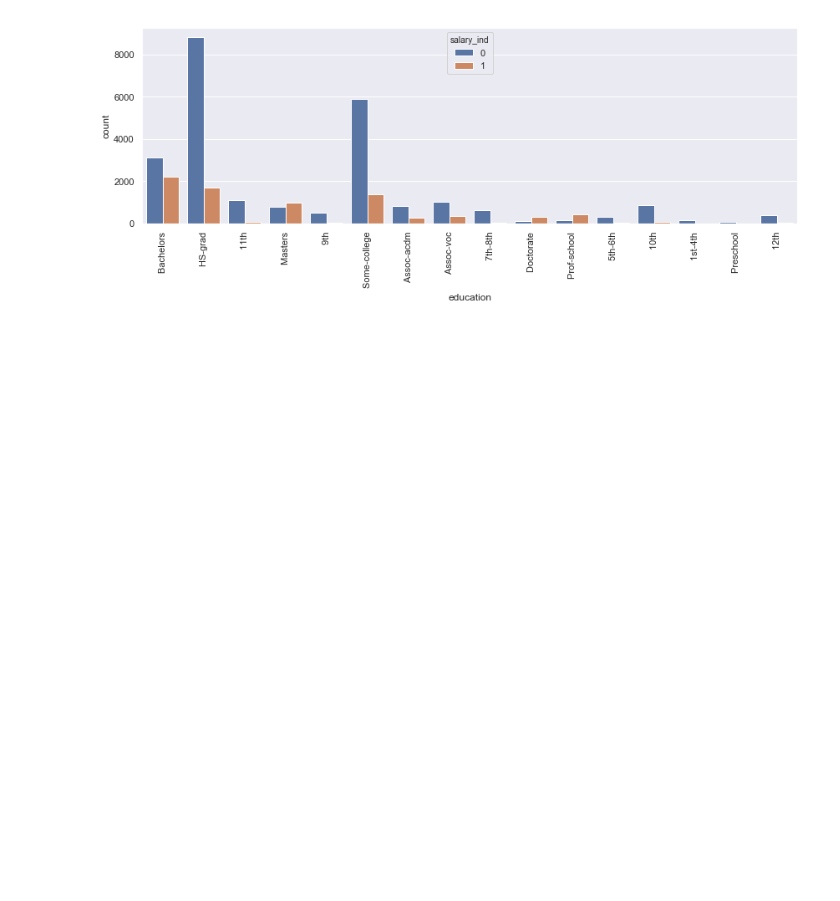
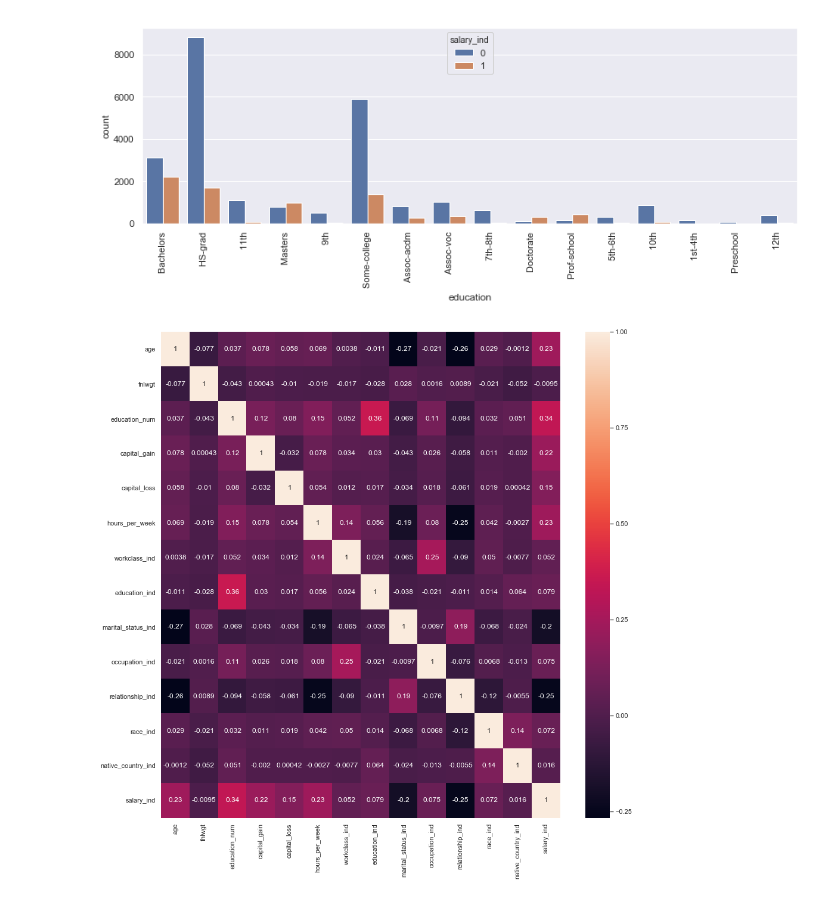
Before and after one commit to tpathanjali/ML, a Jupyter notebook: Classification_adult/Logistic_regression_adult.ipynb, the cells around one changed output. Saved outputs shown, nothing was run; the diff lists cells and outputs as text; code cells hidden in the pictures; blank space fills up the shorter version.

```diff
--- a/Classification_adult/Logistic_regression_adult.ipynb
+++ b/Classification_adult/Logistic_regression_adult.ipynb
@@ -182,3 +182,12 @@ plt.tight_layout()
 plt.show()
 # %% [output]
 [figure]
+# %%
+corr = adult_num.corr()
+fig, ax = plt.subplots(figsize=(15, 15))
+sns.heatmap(corr,
+            xticklabels=corr.columns.values,
+            yticklabels=corr.columns.values,annot=True)
+plt.show()
+# %% [output]
+[figure, added]
```
